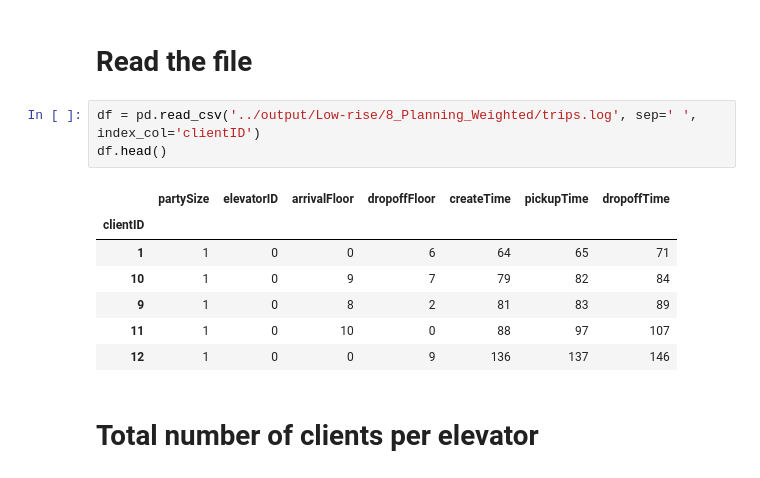
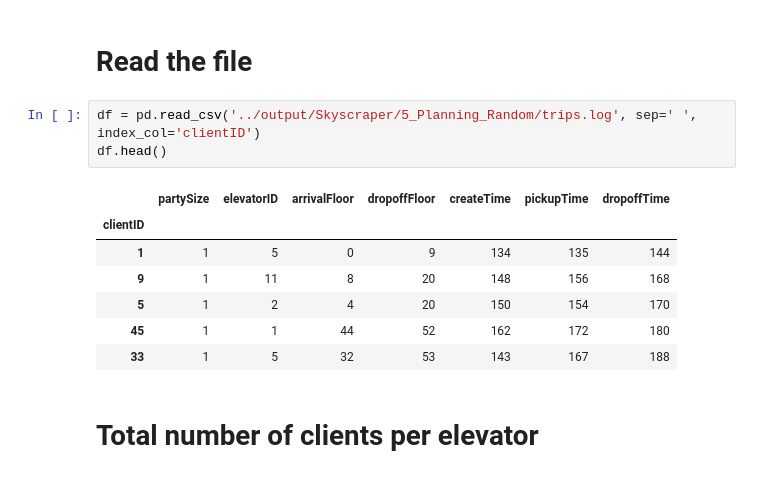
Before and after one commit to pedrovanzella/intelevator, a Jupyter notebook: tools/Logparser.ipynb, the cells around one changed output. Saved outputs shown, nothing was run; the diff lists cells and outputs as text.

```diff
--- a/tools/Logparser.ipynb
+++ b/tools/Logparser.ipynb
@@ -7,16 +7,16 @@ Populating the interactive namespace from numpy and matplotlib
 # %% [markdown]
 # Read the file
 # %%
-df = pd.read_csv('../output/Low-rise/8_Planning_Weighted/trips.log', sep=' ', index_col='clientID')
+df = pd.read_csv('../output/Skyscraper/5_Planning_Random/trips.log', sep=' ', index_col='clientID')
 df.head()
 # %% [output]
 |  | partySize | elevatorID | arrivalFloor | dropoffFloor | createTime | pickupTime | dropoffTime |
 | clientID |  |  |  |  |  |  |  |
-| 1 | 1 | 0 | 0 | 6 | 64 | 65 | 71 |
-| 10 | 1 | 0 | 9 | 7 | 79 | 82 | 84 |
-| 9 | 1 | 0 | 8 | 2 | 81 | 83 | 89 |
-| 11 | 1 | 0 | 10 | 0 | 88 | 97 | 107 |
-| 12 | 1 | 0 | 0 | 9 | 136 | 137 | 146 |
+| 1 | 1 | 5 | 0 | 9 | 134 | 135 | 144 |
+| 9 | 1 | 11 | 8 | 20 | 148 | 156 | 168 |
+| 5 | 1 | 2 | 4 | 20 | 150 | 154 | 170 |
+| 45 | 1 | 1 | 44 | 52 | 162 | 172 | 180 |
+| 33 | 1 | 5 | 32 | 53 | 143 | 167 | 188 |
 # %% [markdown]
 # Total number of clients per elevator
 # %%
```
Also changed, not shown: parts of 1 cell of this notebook, 10 other files.
